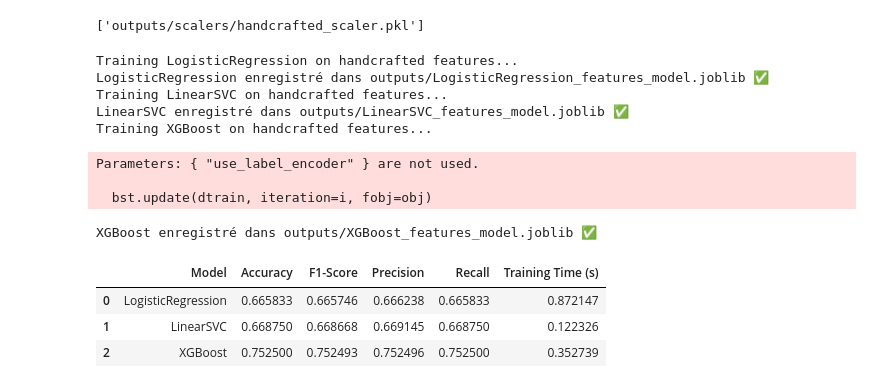
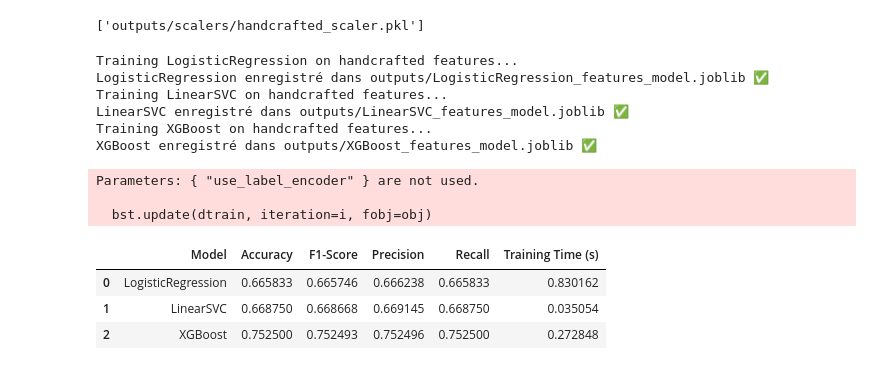
Before and after one commit to AminaManseur29/ENSAE_NLP_project, a Jupyter notebook: notebook.ipynb, the cells around one changed output. Cells and saved outputs as stored; diff of their text form; code cells hidden in the pictures.

Commit message:
réentrainement du modèle avec handcrafted pour bien enregister les éléments importants (scaler et params du modèle)

```diff
--- a/notebook.ipynb
+++ b/notebook.ipynb
@@ -1163,35 +1163,35 @@ for name, model in models.items():
     f1 = f1_score(y_test_features, y_pred, average="weighted")
     precision = precision_score(y_test_features, y_pred, average="weighted")
     recall = recall_score(y_test_features, y_pred, average="weighted")
 
     # Stocker les résultats
     results_features.append({
         "Model": name,
         "Accuracy": acc,
         "F1-Score": f1,
         "Precision": precision,
         "Recall": recall,
         "Training Time (s)": training_time
     })
 
     # Sauvegarder modèle
-    joblib.dump(model, f"outputs/models/{name}_hancrafted_model.joblib")
+    joblib.dump(model, f"outputs/models/{name}_handcrafted_model.joblib")
     print(f"{name} enregistré dans outputs/{name}_features_model.joblib ✅")
 
 # Tableau final
 results_features_df = pd.DataFrame(results_features)
 display(results_features_df)
 # %% [output]
 Training LogisticRegression on handcrafted features...
 LogisticRegression enregistré dans outputs/LogisticRegression_features_model.joblib ✅
 Training LinearSVC on handcrafted features...
 LinearSVC enregistré dans outputs/LinearSVC_features_model.joblib ✅
 Training XGBoost on handcrafted features...
+XGBoost enregistré dans outputs/XGBoost_features_model.joblib ✅
 Parameters: { "use_label_encoder" } are not used.
 
   bst.update(dtrain, iteration=i, fobj=obj)
-XGBoost enregistré dans outputs/XGBoost_features_model.joblib ✅
 |  | Model | Accuracy | F1-Score | Precision | Recall | Training Time (s) |
-| 0 | LogisticRegression | 0.665833 | 0.665746 | 0.666238 | 0.665833 | 0.872147 |
-| 1 | LinearSVC | 0.668750 | 0.668668 | 0.669145 | 0.668750 | 0.122326 |
-| 2 | XGBoost | 0.752500 | 0.752493 | 0.752496 | 0.752500 | 0.352739 |
+| 0 | LogisticRegression | 0.665833 | 0.665746 | 0.666238 | 0.665833 | 0.830162 |
+| 1 | LinearSVC | 0.668750 | 0.668668 | 0.669145 | 0.668750 | 0.035054 |
+| 2 | XGBoost | 0.752500 | 0.752493 | 0.752496 | 0.752500 | 0.272848 |
```
Also changed, not shown: 4 other files.
